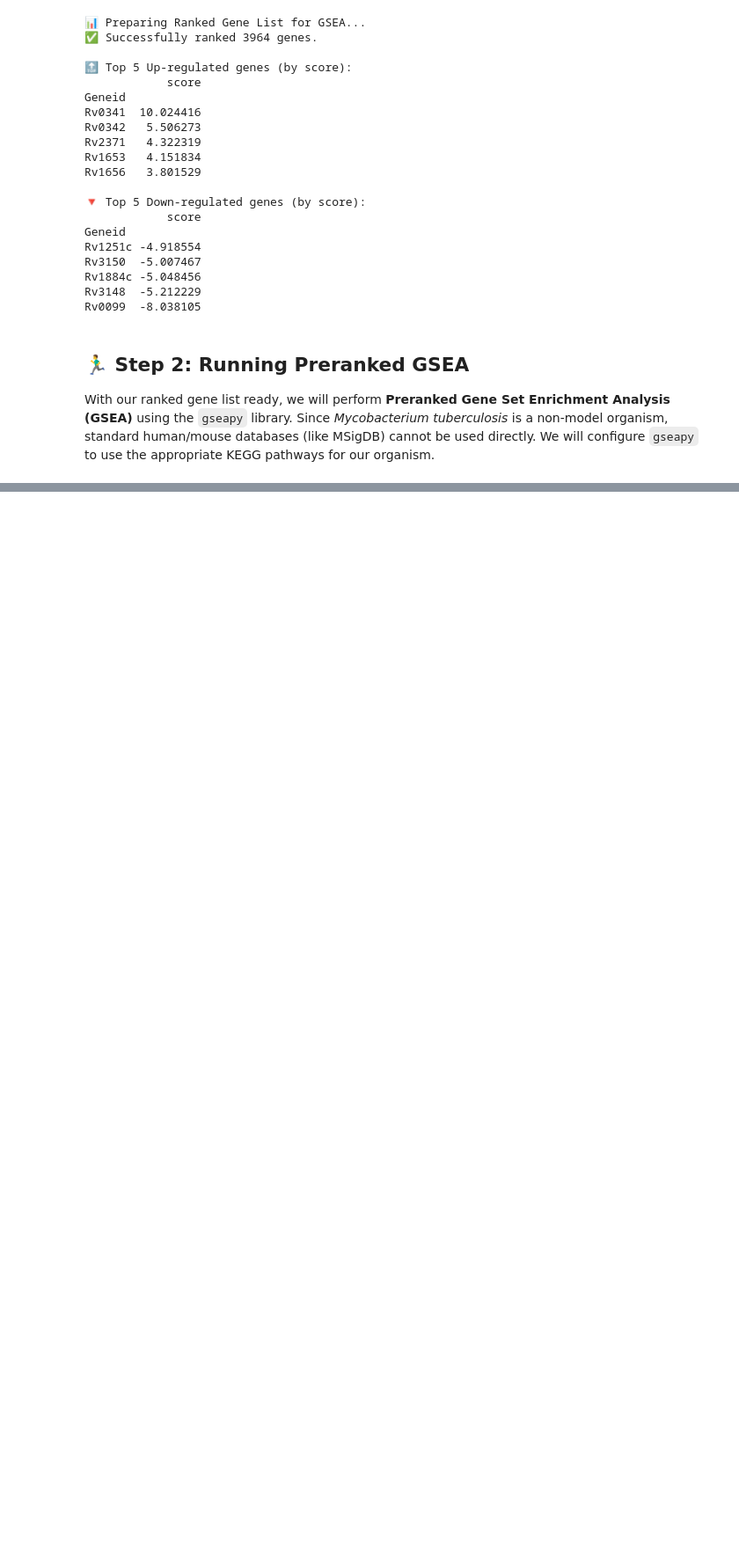
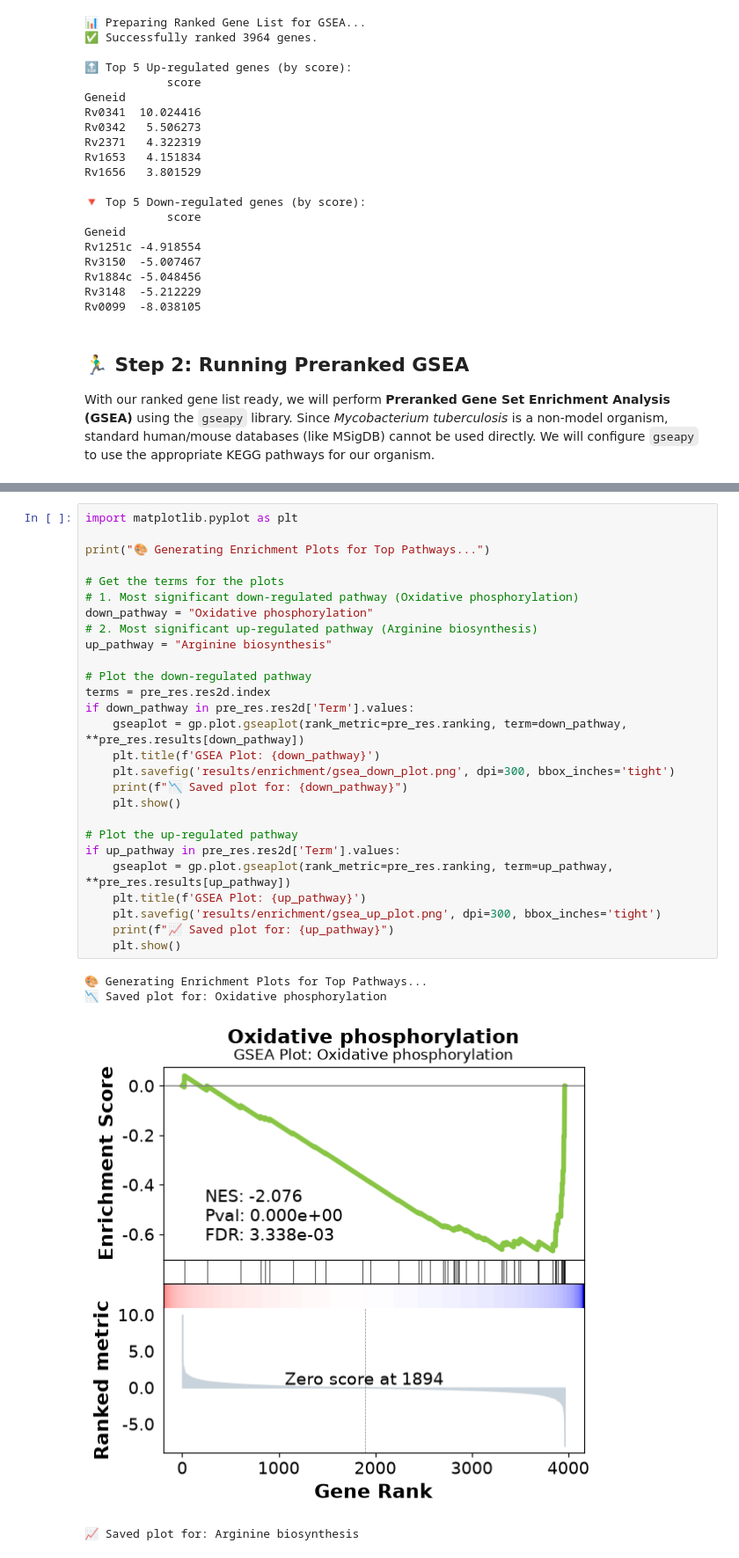
Before and after one commit to refmyoussef-source/Mycobacterium_tuberculosis_RNA-Seq, a Jupyter notebook: 06_Functional_Enrichment_Analysis.ipynb, the cells around one changed output, grey strips where cells are left out. Shown at 88% size. Saved outputs shown, nothing was run; the diff lists cells and outputs as text; blank space fills up the shorter version.

Commit message:
Update Notebook 06: Add M.tb specific GSEA and Enrichment Plots

```diff
--- a/06_Functional_Enrichment_Analysis.ipynb
+++ b/06_Functional_Enrichment_Analysis.ipynb
@@ -157,3 +157,35 @@ except Exception as e:
 | 7 | prerank | Ether lipid metabolism | -0.910031 | -1.673933 | 0.001938 | 0.086311 | 0.372 | 4/5 | 6.46% | Rv2349c;Rv2251;Rv2351c;Rv2350c |
 | 8 | prerank | Peroxisome | -0.723499 | -1.609043 | 0.021401 | 0.148401 | 0.593 | 5/11 | 14.66% | Rv2251;Rv0432;Rv2187;Rv0066c;Rv3846 |
 | 9 | prerank | Ribosome | -0.479839 | -1.588612 | 0.007105 | 0.158245 | 0.657 | 19/61 | 19.05% | Rv0709;Rv0710;Rv0652;Rv0723;Rv005... |
+# %%
+import matplotlib.pyplot as plt
+
+print("🎨 Generating Enrichment Plots for Top Pathways...")
+
+# Get the terms for the plots
+# 1. Most significant down-regulated pathway (Oxidative phosphorylation)
+down_pathway = "Oxidative phosphorylation"
+# 2. Most significant up-regulated pathway (Arginine biosynthesis)
+up_pathway = "Arginine biosynthesis"
+
+# Plot the down-regulated pathway
+terms = pre_res.res2d.index
+if down_pathway in pre_res.res2d['Term'].values:
+    gseaplot = gp.plot.gseaplot(rank_metric=pre_res.ranking, term=down_pathway, **pre_res.results[down_pathway])
+    plt.title(f'GSEA Plot: {down_pathway}')
+    plt.savefig('results/enrichment/gsea_down_plot.png', dpi=300, bbox_inches='tight')
+    print(f"📉 Saved plot for: {down_pathway}")
+    plt.show()
+
+# Plot the up-regulated pathway
+if up_pathway in pre_res.res2d['Term'].values:
+    gseaplot = gp.plot.gseaplot(rank_metric=pre_res.ranking, term=up_pathway, **pre_res.results[up_pathway])
+    plt.title(f'GSEA Plot: {up_pathway}')
+    plt.savefig('results/enrichment/gsea_up_plot.png', dpi=300, bbox_inches='tight')
+    print(f"📈 Saved plot for: {up_pathway}")
+    plt.show()
+# %% [output]
+🎨 Generating Enrichment Plots for Top Pathways...
+📉 Saved plot for: Oxidative phosphorylation
+[figure, added]
+📈 Saved plot for: Arginine biosynthesis
```
Also changed, not shown: parts of 1 cell of this notebook.
